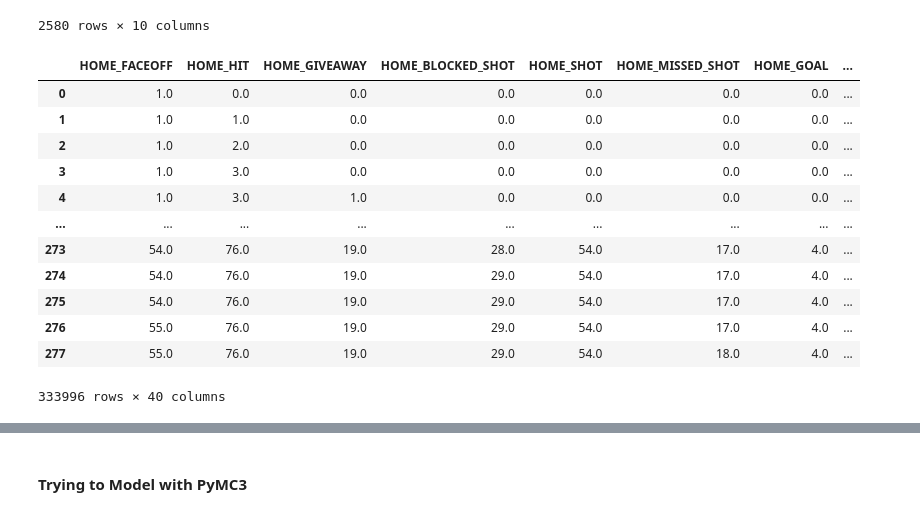
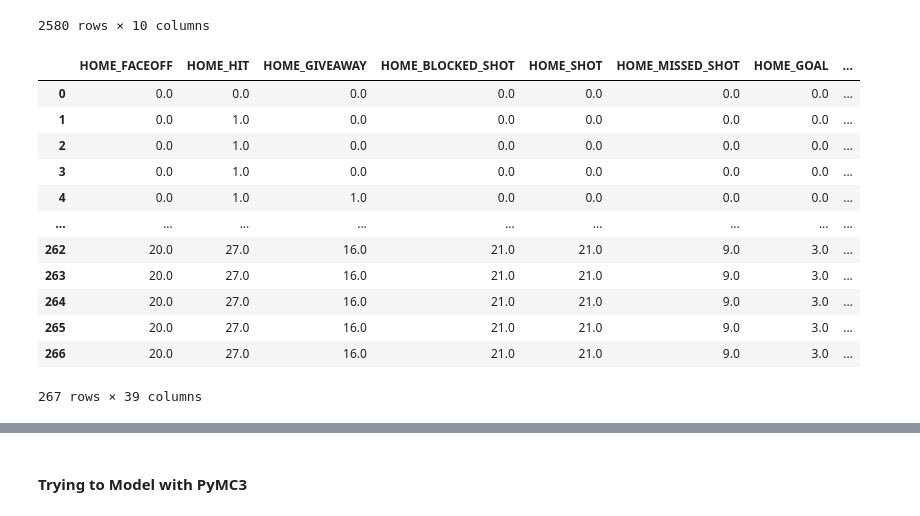
Before and after one commit to jeffxhansen/NHL_Win_Predictor, a Jupyter notebook: dylan.ipynb, the cells around one changed output, grey strips where cells are left out. Saved outputs shown, nothing was run; the diff lists cells and outputs as text; code cells hidden in the pictures.

```diff
--- a/dylan.ipynb
+++ b/dylan.ipynb
@@ -97,10 +97,10 @@ def get_data(df, game_id):
 
             # home_df = home_df.append(home_dict, ignore_index=True)
         else:
-            final_dict[f"HOME_{row['event_type']}"] += 1
+            final_dict[f"AWAY_{row['event_type']}"] += 1
             final_dict['TIME_REMAINING'] = row['game_seconds_remaining']
-            final_dict['HOME'] = 0
-            final_dict['WIN'] = 1 if row['home_final'] < row['away_final'] else 0
+            final_dict['AWAY_HOME'] = 0
+            final_dict['WIN'] = 0 if row['home_final'] < row['away_final'] else 1
             final_dict['AWAY_TEAM'] = row['team_encoded']
             final_dict['GAME_ID'] = game_id
 
@@ -218,43 +218,43 @@ def merge_home_away(home_df, away_df):
 # Copy the dataframe
 df_copy = df.copy()
 
 # Drop NaN's from event_team_type
 df_copy = df_copy.dropna(subset=['event_team'])
 
 # Get all of the data
 unique_game_ids = df.game_id.unique()
 
 # Get the label encoder for the teams
 team_names = np.sort(df_copy.event_team.dropna().unique())
 label_encoder = get_label_encoder(team_names)
 
 # Label encode the teams
 df_copy['team_encoded'] = label_encoder.transform(df_copy.event_team)
 
 # Iterate through the games
 game_bar = tqdm(total=len(unique_game_ids))
 final_df = pd.DataFrame()
 for game_id in unique_game_ids:
     final_df_p = get_data(df_copy, game_id)
     final_df = final_df.append(final_df_p)
-
+    break
     game_bar.update(1)
 
 final_df
 
 # Merge the home and away dataframes
 # final_df = merge_home_away(home_df, away_df)
 # %% [output]
 |  | HOME_FACEOFF | HOME_HIT | HOME_GIVEAWAY | HOME_BLOCKED_SHOT | HOME_SHOT | HOME_MISSED_SHOT | HOME_GOAL | ... |
-| 0 | 1.0 | 0.0 | 0.0 | 0.0 | 0.0 | 0.0 | 0.0 | ... |
-| 1 | 1.0 | 1.0 | 0.0 | 0.0 | 0.0 | 0.0 | 0.0 | ... |
-| 2 | 1.0 | 2.0 | 0.0 | 0.0 | 0.0 | 0.0 | 0.0 | ... |
-| 3 | 1.0 | 3.0 | 0.0 | 0.0 | 0.0 | 0.0 | 0.0 | ... |
-| 4 | 1.0 | 3.0 | 1.0 | 0.0 | 0.0 | 0.0 | 0.0 | ... |
+| 0 | 0.0 | 0.0 | 0.0 | 0.0 | 0.0 | 0.0 | 0.0 | ... |
+| 1 | 0.0 | 1.0 | 0.0 | 0.0 | 0.0 | 0.0 | 0.0 | ... |
+| 2 | 0.0 | 1.0 | 0.0 | 0.0 | 0.0 | 0.0 | 0.0 | ... |
+| 3 | 0.0 | 1.0 | 0.0 | 0.0 | 0.0 | 0.0 | 0.0 | ... |
+| 4 | 0.0 | 1.0 | 1.0 | 0.0 | 0.0 | 0.0 | 0.0 | ... |
 | ... | ... | ... | ... | ... | ... | ... | ... | ... |
-| 273 | 54.0 | 76.0 | 19.0 | 28.0 | 54.0 | 17.0 | 4.0 | ... |
-| 274 | 54.0 | 76.0 | 19.0 | 29.0 | 54.0 | 17.0 | 4.0 | ... |
-| 275 | 54.0 | 76.0 | 19.0 | 29.0 | 54.0 | 17.0 | 4.0 | ... |
-| 276 | 55.0 | 76.0 | 19.0 | 29.0 | 54.0 | 17.0 | 4.0 | ... |
-| 277 | 55.0 | 76.0 | 19.0 | 29.0 | 54.0 | 18.0 | 4.0 | ... |
+| 262 | 20.0 | 27.0 | 16.0 | 21.0 | 21.0 | 9.0 | 3.0 | ... |
+| 263 | 20.0 | 27.0 | 16.0 | 21.0 | 21.0 | 9.0 | 3.0 | ... |
+| 264 | 20.0 | 27.0 | 16.0 | 21.0 | 21.0 | 9.0 | 3.0 | ... |
+| 265 | 20.0 | 27.0 | 16.0 | 21.0 | 21.0 | 9.0 | 3.0 | ... |
+| 266 | 20.0 | 27.0 | 16.0 | 21.0 | 21.0 | 9.0 | 3.0 | ... |
-333996 rows × 40 columns
+267 rows × 39 columns
```
Also changed, not shown: parts of 2 cells of this notebook.
